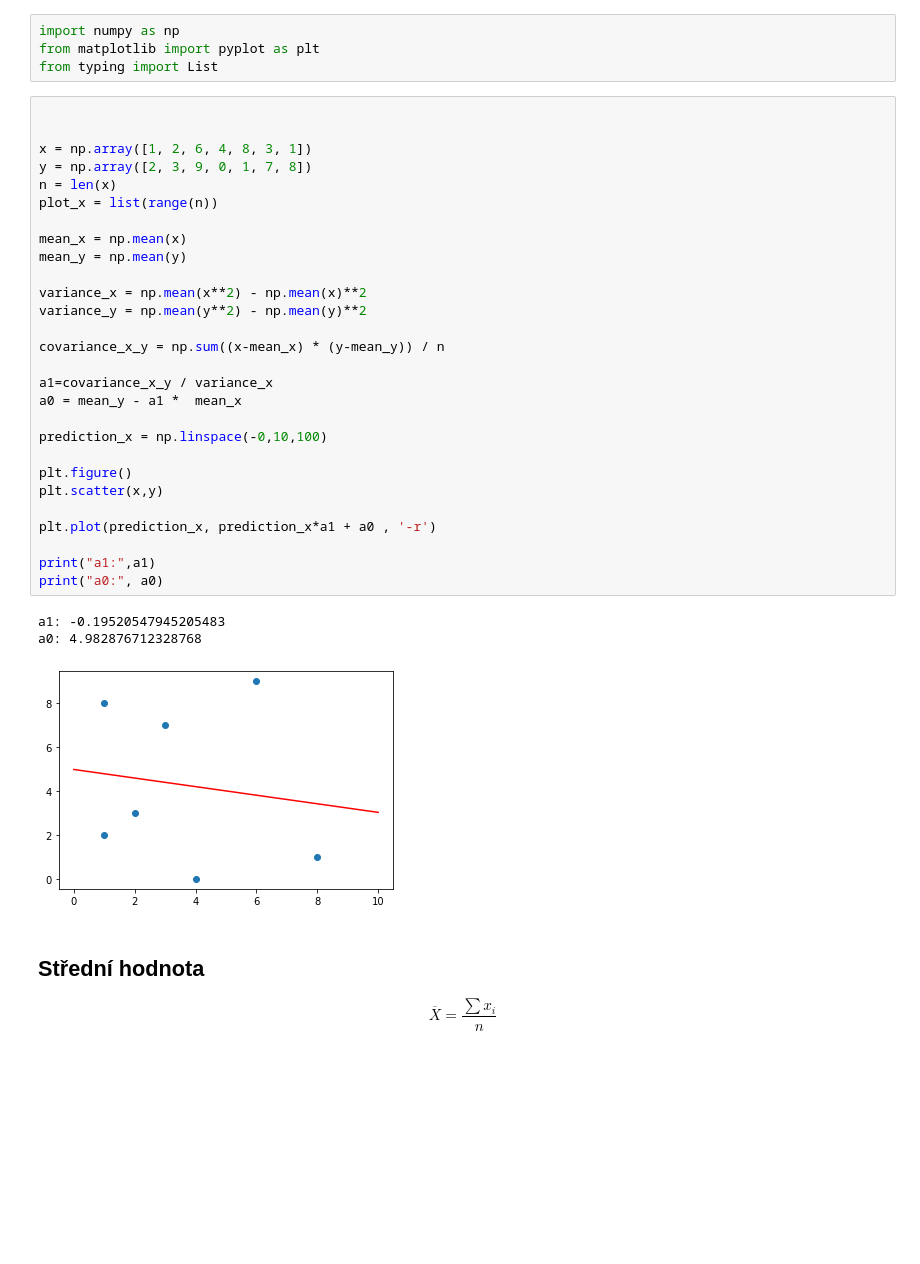
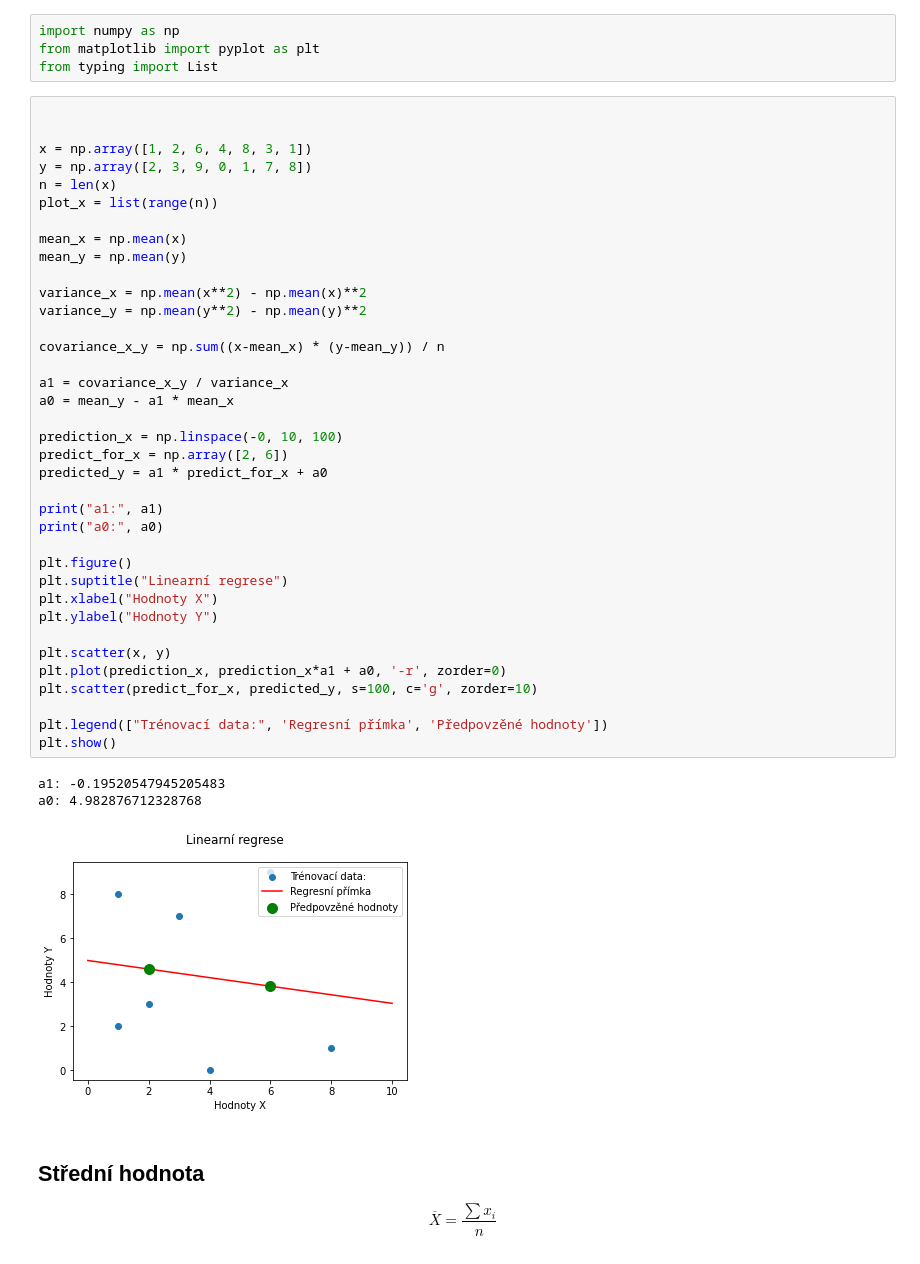
Before and after one commit to MichaelMelena/jupyter-notes, a Jupyter notebook: Notebooks/Math/Regression/Linear regression.ipynb, the cells around one changed output. Cells and saved outputs as stored; diff of their text form; blank space fills up the shorter version.

Commit message:
updated linear regression notebook

```diff
--- a/Notebooks/Math/Regression/Linear regression.ipynb
+++ b/Notebooks/Math/Regression/Linear regression.ipynb
@@ -18,35 +18,44 @@ from typing import List
 # %%
 
 
 x = np.array([1, 2, 6, 4, 8, 3, 1])
 y = np.array([2, 3, 9, 0, 1, 7, 8])
 n = len(x)
 plot_x = list(range(n))
 
 mean_x = np.mean(x)
 mean_y = np.mean(y)
 
 variance_x = np.mean(x**2) - np.mean(x)**2
 variance_y = np.mean(y**2) - np.mean(y)**2
 
 covariance_x_y = np.sum((x-mean_x) * (y-mean_y)) / n
 
-a1=covariance_x_y / variance_x
-a0 = mean_y - a1 *  mean_x
+a1 = covariance_x_y / variance_x
+a0 = mean_y - a1 * mean_x
 
-prediction_x = np.linspace(-0,10,100)
+prediction_x = np.linspace(-0, 10, 100)
+predict_for_x = np.array([2, 6])
+predicted_y = a1 * predict_for_x + a0
+
+print("a1:", a1)
+print("a0:", a0)
 
 plt.figure()
-plt.scatter(x,y)
+plt.suptitle("Linearní regrese")
+plt.xlabel("Hodnoty X")
+plt.ylabel("Hodnoty Y")
 
-plt.plot(prediction_x, prediction_x*a1 + a0 , '-r')
+plt.scatter(x, y)
+plt.plot(prediction_x, prediction_x*a1 + a0, '-r', zorder=0)
+plt.scatter(predict_for_x, predicted_y, s=100, c='g', zorder=10)
 
-print("a1:",a1)
-print("a0:", a0)
+plt.legend(["Trénovací data:", 'Regresní přímka', 'Předpovzěné hodnoty'])
+plt.show()
 # %% [output]
 a1: -0.19520547945205483
 a0: 4.982876712328768
-[figure, old version]
+[figure, new version]
 # %% [markdown]
 ## Střední hodnota
 
```
Also changed, not shown: parts of 2 cells of this notebook, 1 other file.
